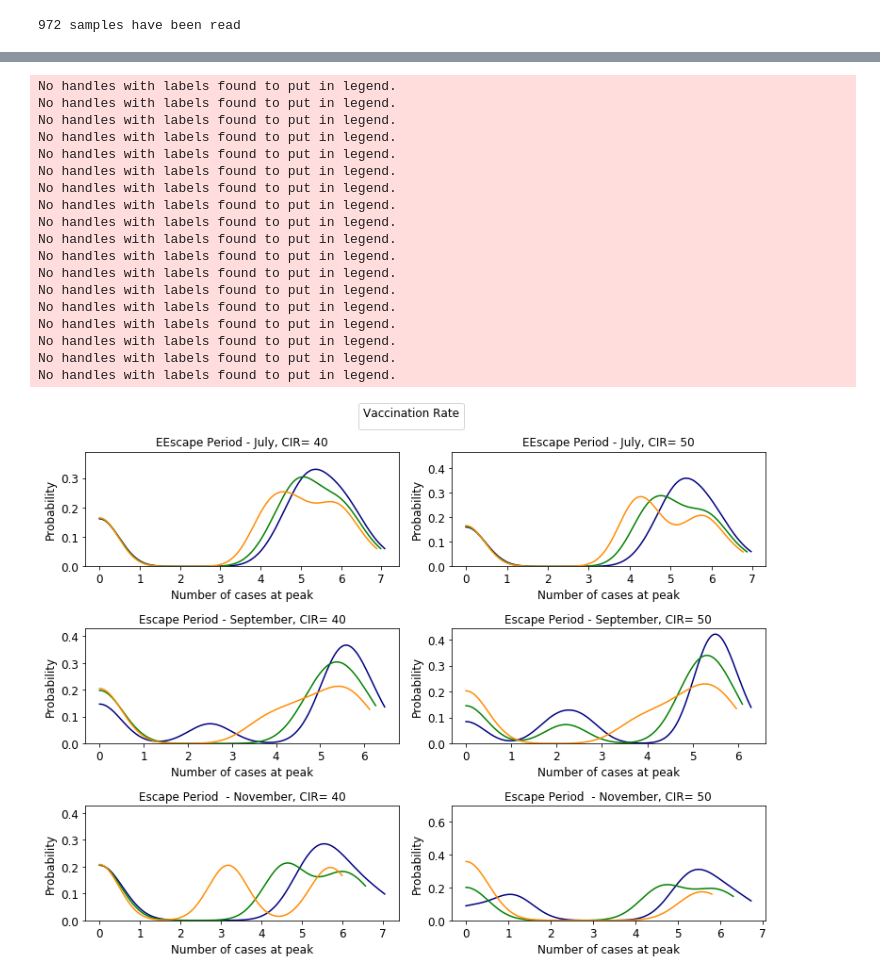
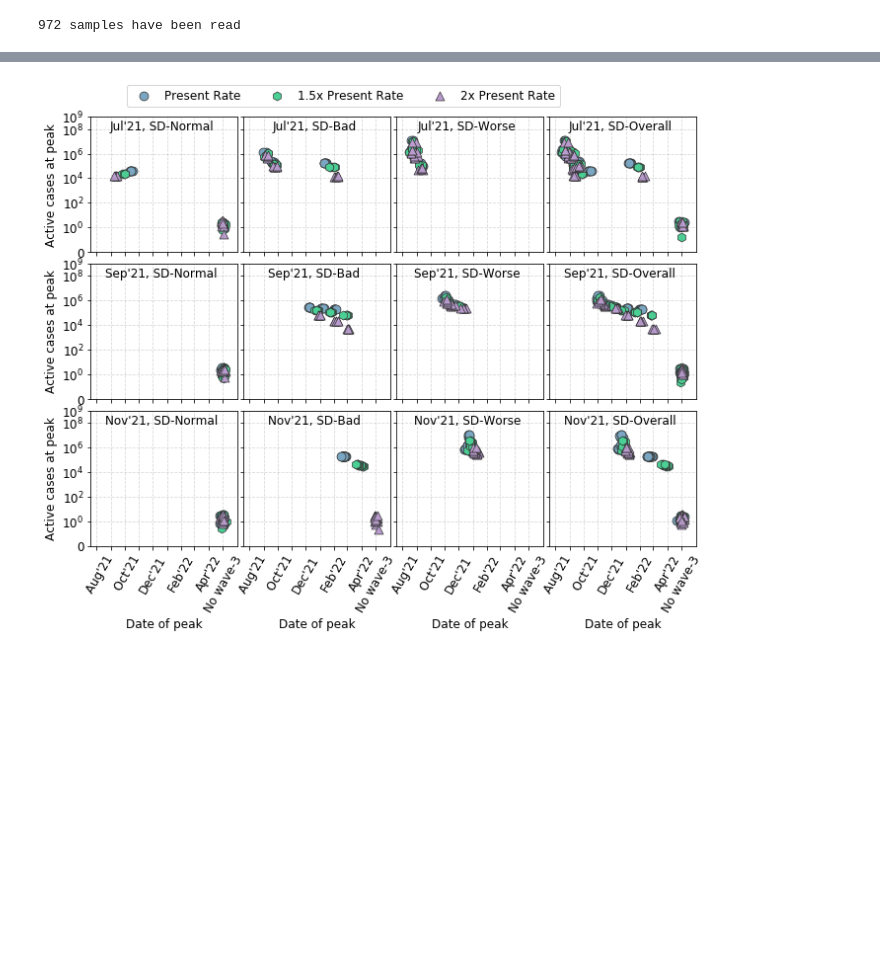
Before and after one commit to thivinanandh/covidPlotWave3, a Jupyter notebook: Thivin.ipynb, the cells around one changed output, grey strips where cells are left out. Cells and saved outputs as stored; diff of their text form; code cells hidden in the pictures; blank space fills up the shorter version.

Commit message:
Group Scatter Plots

```diff
--- a/Thivin.ipynb
+++ b/Thivin.ipynb
@@ -88,6 +94,7 @@ def ReadDF(fname,colString):
                                         df_temp['CIR'] = CIR
                                         df_temp['SD'] = SD
                                         df_temp['KDPwsat2']=KDPwsat
+                                        df_temp['KDPLambda']=KDP_lambda_name[o]
                                         df_temp['Scenario'] = numRead
 
 
@@ -106,7 +113,7 @@ df_nucleation_11 = ReadDF("CovidNucleation_11Yrs.data","Total")
 df_nucleation_18 = ReadDF("CovidNucleation_18Yrs.data","Total")
 df_nucleation_45 = ReadDF("CovidNucleation_45Yrs.data","Total")
 df_nucleation_60 = ReadDF("CovidNucleation_60Yrs.data","Total")
-df_nucleation_60plus = ReadDF("CovidNuclthegreaeation_Above60Yrs.data","Total")
+df_nucleation_60plus = ReadDF("CovidNucleation_Above60Yrs.data","Total")
 
 
 ## Read the VaccinationData
@@ -324,35 +954,43 @@ def GenerateData(df_active,YColumn,Bandwidth,N_bins,LinePLotVals_Cases,LinePLotX
 # %%
-############### GENERATE THE DATASET FOR PLOTTING SCRIPT #####################################
-## For Number of Cases
-LinePLotVals_Cases = np.empty(shape=(4,4,4,200))
-LinePLotX_Cases = np.empty(shape=(4,4,4,200))
+############### Function for Plotting #####################################
 
-## For Date of Peak
-LinePLotVals = np.empty(shape=(4,4,4,200))
-LinePLotX = np.empty(shape=(4,4,4,200))
+def plotDataFrame(DataFrameName,plotName):
+#     DataFrameName = AddPeakInfo(DataFrameName,700,False)
 
-### Data for Number at Peak
-GenerateData(df_active,'LogNumAtPeak',0.45,8,LinePLotVals_Cases,LinePLotX_Cases)
+    ## For Number of Cases
+    LinePLotVals_Cases = np.empty(shape=(3,2,3,200))
+    LinePLotX_Cases = np.empty(shape=(3,2,3,200))
 
-### Data for Day of Peak
-GenerateData(df_active,'Date Of Peak',0.25,20,LinePLotVals,LinePLotX)
+    ## For Date of Peak
+    LinePLotVals = np.empty(shape=(3,2,3,200))
+    LinePLotX = np.empty(shape=(3,2,3,200))
+
+
+    ### For Storing Ratio of No Peak in Each cases
+    NoWave_NumCases_Ratio = np.empty(shape = (3,2,3,1))
+    Nowave_DOP_Ratio = np.empty(shape = (3,2,3,1))
+
+
+    ### Data for Number at Peak
+    GenerateData(DataFrameName,'LogNumAtPeak',0.4,10,LinePLotVals_Cases,LinePLotX_Cases,NoWave_NumCases_Ratio,True)
+    print ( " DATA DONE FOR INF AT PEAK")
+    ### Data for Day of Peak
+    GenerateData(DataFrameName,'Date Of Peak',0.4,10,LinePLotVals,LinePLotX,Nowave_DOP_Ratio,True)
+
+    ### PLot the values in seperate plots
+    CIR_plotter(LinePLotVals_Cases,LinePLotX_Cases,LinePLotVals,LinePLotX, \
+                NoWave_NumCases_Ratio,Nowave_DOP_Ratio,plotName)
+
+    SCATTER_plotter(df_active,plotName)
+
+# plotDataFrame(df_nucleation_total,"DailyActive")
+# plotDataFrame(df_nucleation_11,"nucleation_11")
+# plotDataFrame(df_nucleation_18,"nucleation_18")
+# plotDataFrame(df_nucleation_45,"nucleation_45")
+# plotDataFrame(df_nucleation_60,"nucleation_60")
+# plotDataFrame(df_nucleation_60plus,"nucleation_60plus")
+# plotDataFrame(df_active,"TotalActive")
+
+SCATTER_plotter_Group(df_active,"TotalActive_Group")
 # %% [output]
-No handles with labels found to put in legend.
-No handles with labels found to put in legend.
-No handles with labels found to put in legend.
-No handles with labels found to put in legend.
-No handles with labels found to put in legend.
-No handles with labels found to put in legend.
-No handles with labels found to put in legend.
-No handles with labels found to put in legend.
-No handles with labels found to put in legend.
-No handles with labels found to put in legend.
-No handles with labels found to put in legend.
-No handles with labels found to put in legend.
-No handles with labels found to put in legend.
-No handles with labels found to put in legend.
-No handles with labels found to put in legend.
-No handles with labels found to put in legend.
-No handles with labels found to put in legend.
-No handles with labels found to put in legend.
-[figure, old version]
+[figure, new version]
```
Also changed, not shown: parts of 21 cells of this notebook, 3 other files.
